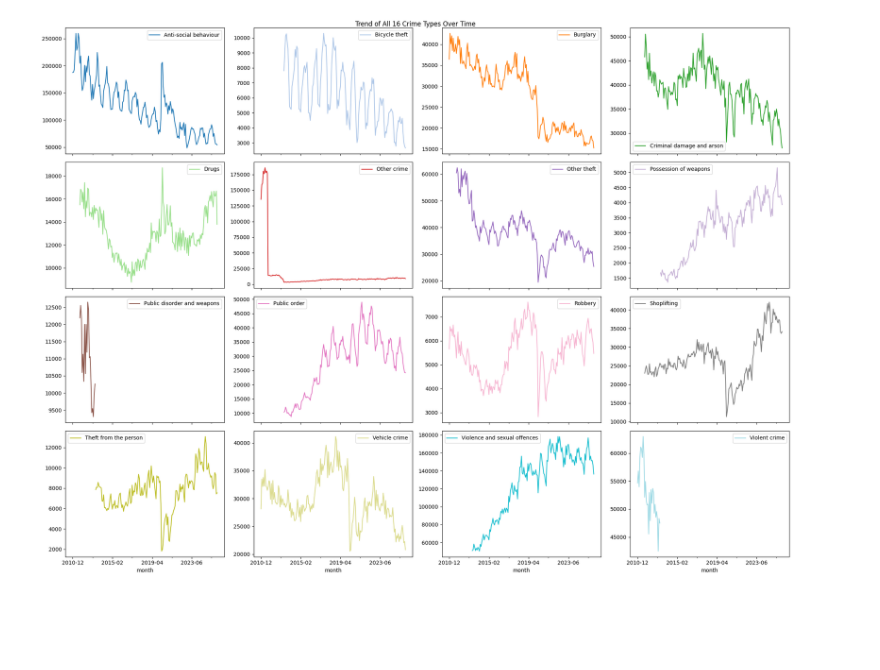
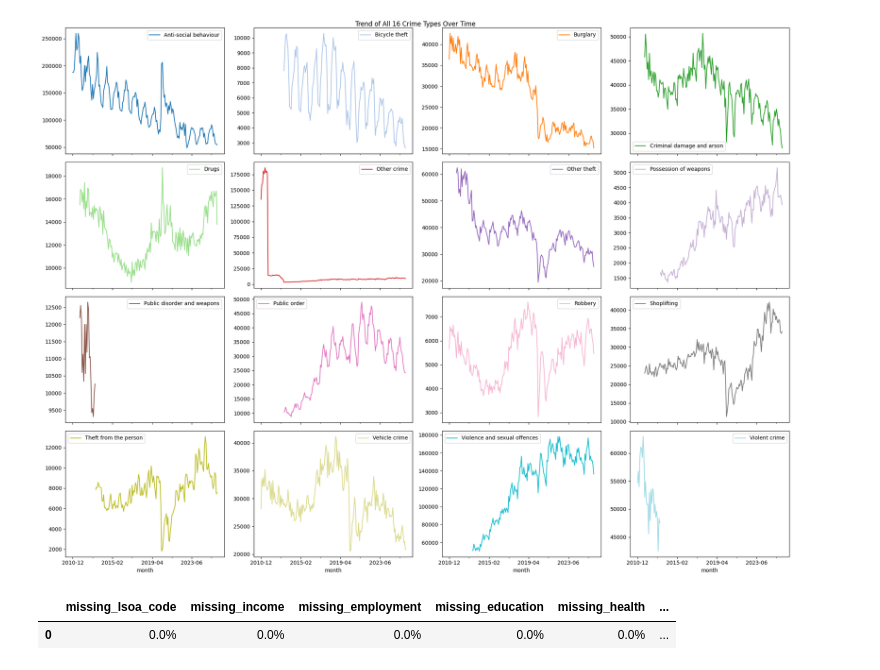
Before and after one commit to catherinekasia/G8-4CBLW020, a Jupyter notebook: data_pipeline/02_clean_database.ipynb, the cells around one changed output. Saved outputs shown, nothing was run; the diff lists cells and outputs as text; code cells hidden in the pictures; blank space fills up the shorter version.

```diff
--- a/data_pipeline/02_clean_database.ipynb
+++ b/data_pipeline/02_clean_database.ipynb
@@ -288,4 +287,27 @@ plt.savefig('../data/crime_trends.png', dpi=300, bbox_inches='tight')
 plt.show()
 # %% [output]
 [figure]
+# %%
+#5a double check nothing is empty in lsoa_demographics
+null_query = """
+SELECT
+    COUNT(*) - COUNT(lsoa_code) as missing_lsoa_code,
+    COUNT(*) - COUNT(income_score) as missing_income,
+    COUNT(*) - COUNT(employment_score) as missing_employment,
+    COUNT(*) - COUNT(education_score) as missing_education,
+    COUNT(*) - COUNT(health_score) as missing_health,
+    COUNT(*) - COUNT(barrier_score) as missing_barrier,
+    COUNT(*) - COUNT(living_score) as missing_living,
+    COUNT(*) - COUNT(pop) as missing_pop,
+    COUNT(*) - COUNT(child_pop) as missing_child,
+    COUNT(*) - COUNT(old_pop) as missing_old,
+    COUNT(*) - COUNT(working_pop) as missing_working
+FROM lsoa_demographics;
+"""
+null_df = pd.read_sql(null_query, conn)
+null_percentages = (null_df / total_rows) * 100
+display(null_percentages.round(2).astype(str) + '%')
+# %% [output]
+|  | missing_lsoa_code | missing_income | missing_employment | missing_education | missing_health | ... |
+| 0 | 0.0% | 0.0% | 0.0% | 0.0% | 0.0% | ... |
 # %%
```
Also changed, not shown: parts of 3 cells of this notebook.
